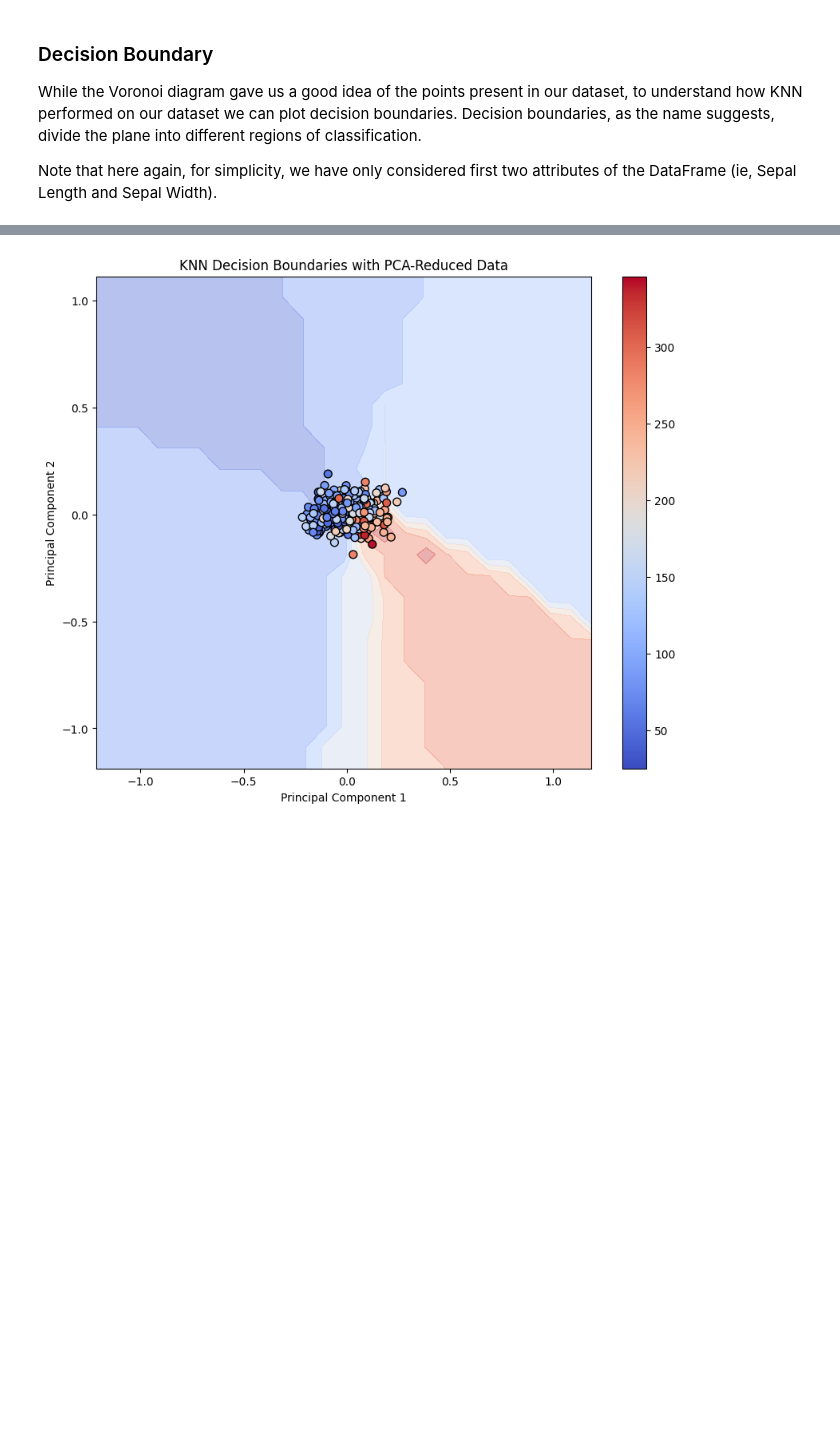
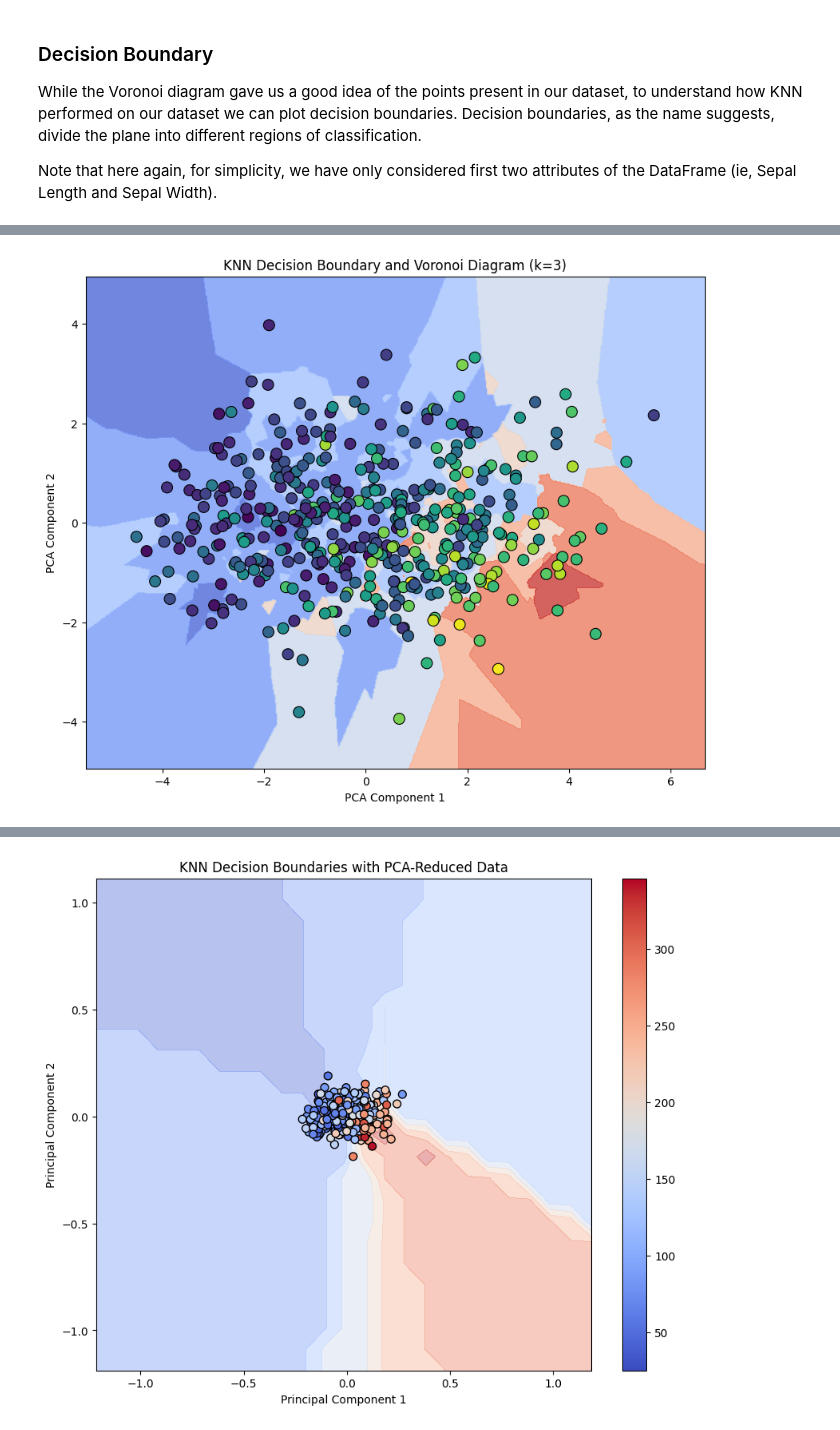
Before and after one commit to AbubakarSiddiqimohammed2005/Another-copy-of-AIML---Module-01-Lab-01-Features.ipynb, a Jupyter notebook: AIML_Module_3_Lab_2_Implementing_KNN_from_scratch_and_visualize_Algorithm_performance.ipynb, the cells around one changed output, grey strips where cells are left out. Saved outputs shown, nothing was run; the diff lists cells and outputs as text; code cells hidden in the pictures; blank space fills up the shorter version.

```diff
--- a/AIML_Module_3_Lab_2_Implementing_KNN_from_scratch_and_visualize_Algorithm_performance.ipynb
+++ b/AIML_Module_3_Lab_2_Implementing_KNN_from_scratch_and_visualize_Algorithm_performance.ipynb
@@ -370,0 +321,65 @@ The palette list has fewer values (4) than needed (214) and will cycle, which ma
+# %%
+import numpy as np
+import pandas as pd
+import seaborn as sns
+import matplotlib.pyplot as plt
+from sklearn.decomposition import PCA
+from sklearn.preprocessing import StandardScaler
+from sklearn.model_selection import train_test_split
+from sklearn.neighbors import KNeighborsClassifier
+
+# Example dataset (replace this with your actual dataset)
+from sklearn.datasets import load_diabetes
+data = load_diabetes()
+
+# Convert to DataFrame for easier manipulation
+df = pd.DataFrame(data.data, columns=data.feature_names)
+df['target'] = data.target
+
+# Define features (x_dec) and target (y_dec)
+x_dec = df.drop('target', axis=1).values  # All features except the target
+y_dec = df['target'].values
+
+# Standardize the features (important for PCA)
+scaler = StandardScaler()
+x_scaled = scaler.fit_transform(x_dec)
+
+# Apply PCA to reduce the data to two dimensions
+pca = PCA(n_components=2)
+x_pca = pca.fit_transform(x_scaled)
+
+# Plot the Voronoi diagram and Decision boundaries for KNN
+k = 3  # You can adjust this to any value
+knn = KNeighborsClassifier(n_neighbors=k)
+
+# Split data into training and test sets
+X_train, X_test, y_train, y_test = train_test_split(x_pca, y_dec, test_size=0.3, random_state=42)
+
+# Fit the KNN model
+knn.fit(X_train, y_train)
+
+# Create a meshgrid for plotting decision boundaries
+h = .02  # Step size in the mesh
+x_min, x_max = x_pca[:, 0].min() - 1, x_pca[:, 0].max() + 1
+y_min, y_max = x_pca[:, 1].min() - 1, x_pca[:, 1].max() + 1
+xx, yy = np.meshgrid(np.arange(x_min, x_max, h),
+                     np.arange(y_min, y_max, h))
+
+# Predict over the grid
+Z = knn.predict(np.c_[xx.ravel(), yy.ravel()])
+Z = Z.reshape(xx.shape)
+
+# Plot the Voronoi diagram and decision boundaries
+plt.figure(figsize=(10, 8))
+plt.contourf(xx, yy, Z, alpha=0.8, cmap=plt.cm.coolwarm)
+
+# Scatter plot of the original data points
+sns.scatterplot(x=x_pca[:, 0], y=x_pca[:, 1], hue=y_dec, palette='viridis', s=100, edgecolor='k', legend=None)
+
+# Add titles and labels
+plt.title(f'KNN Decision Boundary and Voronoi Diagram (k={k})')
+plt.xlabel('PCA Component 1')
+plt.ylabel('PCA Component 2')
+plt.show()
+# %% [output]
+[figure, added]
```
Also changed, not shown: parts of 3 cells of this notebook.
